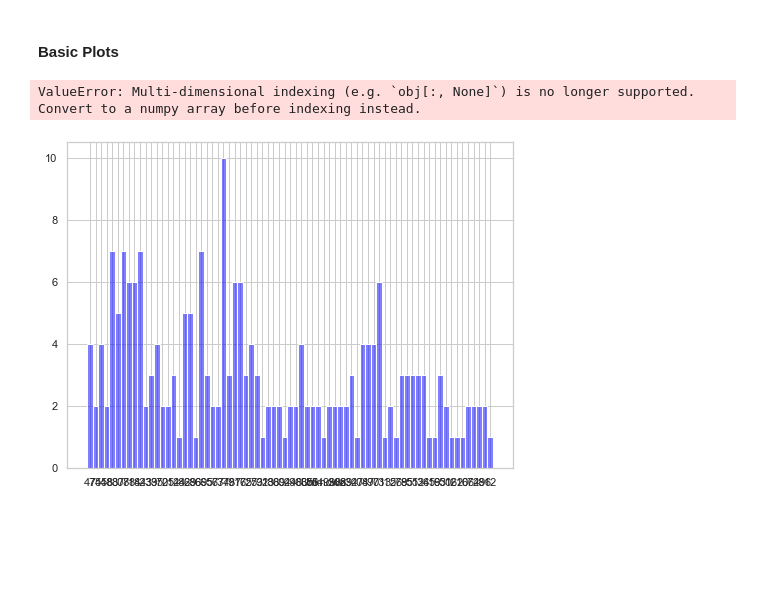
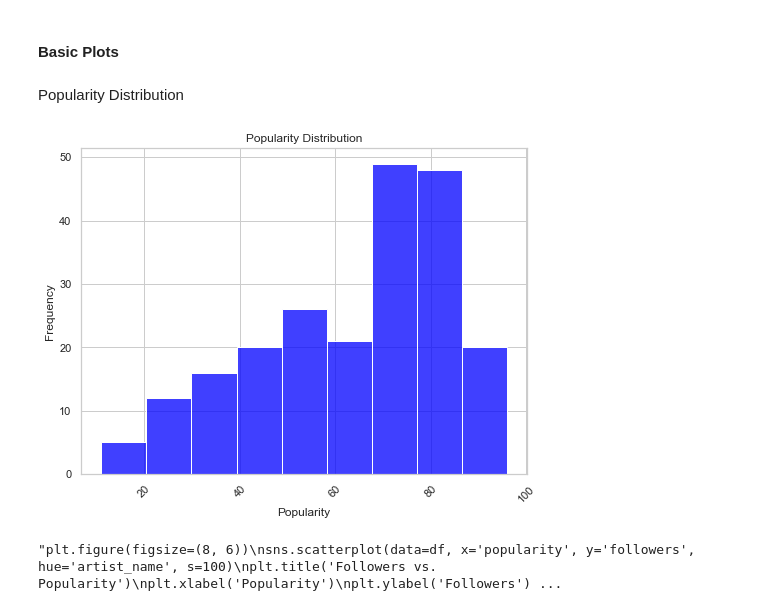
Before and after one commit to dhu2022-dev/rlm-booking-app, a Jupyter notebook: old_flask_app/Data/EDA.ipynb, the cells around one changed output. Saved outputs shown, nothing was run; the diff lists cells and outputs as text; code cells hidden in the pictures; blank space fills up the shorter version.

```diff
--- a/old_flask_app/Data/EDA.ipynb
+++ b/old_flask_app/Data/EDA.ipynb
@@ -89,32 +93,28 @@ Split 'genre' into lists.
 ### Basic Description
 # %% [markdown]
 #### Basic Plots
+# %% [markdown]
+Popularity Distribution
 # %%
 sns.set_theme(style="whitegrid")
 
 
 # Plotting Popularity Distribution
 plt.figure(figsize=(8, 6))
 sns.histplot(df['popularity'], color='blue')
 plt.title('Popularity Distribution')
 plt.xlabel('Popularity')
 plt.xticks(rotation=45)
 plt.ylabel('Frequency')
 plt.show()
 
-plt.figure(figsize=(8, 6))
+'''plt.figure(figsize=(8, 6))
 sns.scatterplot(data=df, x='popularity', y='followers', hue='artist_name', s=100)
 plt.title('Followers vs. Popularity')
 plt.xlabel('Popularity')
 plt.ylabel('Followers')
 plt.legend(title='Artist')
-plt.show()
-
-plt.figure(figsize=(6, 4))
-corr = df[['popularity', 'followers', 'ticket_price']].corr()
-sns.heatmap(corr, annot=True, cmap='coolwarm')
-plt.title('Correlation Matrix')
-plt.show()
+plt.show()'''
 # %% [output]
+[figure, new version]
-ValueError: Multi-dimensional indexing (e.g. `obj[:, None]`) is no longer supported. Convert to a numpy array before indexing instead.
+"plt.figure(figsize=(8, 6))\nsns.scatterplot(data=df, x='popularity', y='followers', hue='artist_name', s=100)\nplt.title('Followers vs. Popularity')\nplt.xlabel('Popularity')\nplt.ylabel('Followers') ...
-[figure, old version]
```
Also changed, not shown: parts of 18 cells of this notebook, 5 other files.
